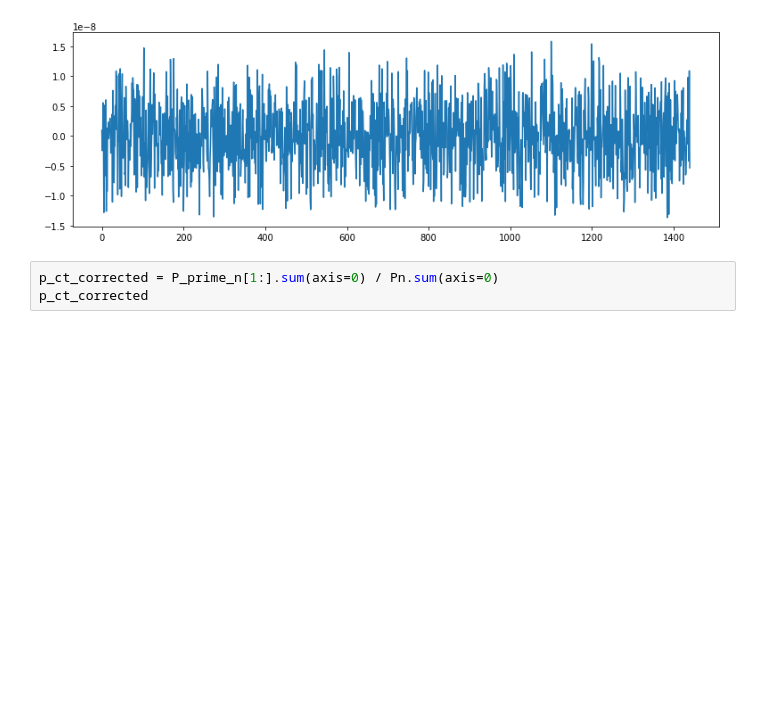
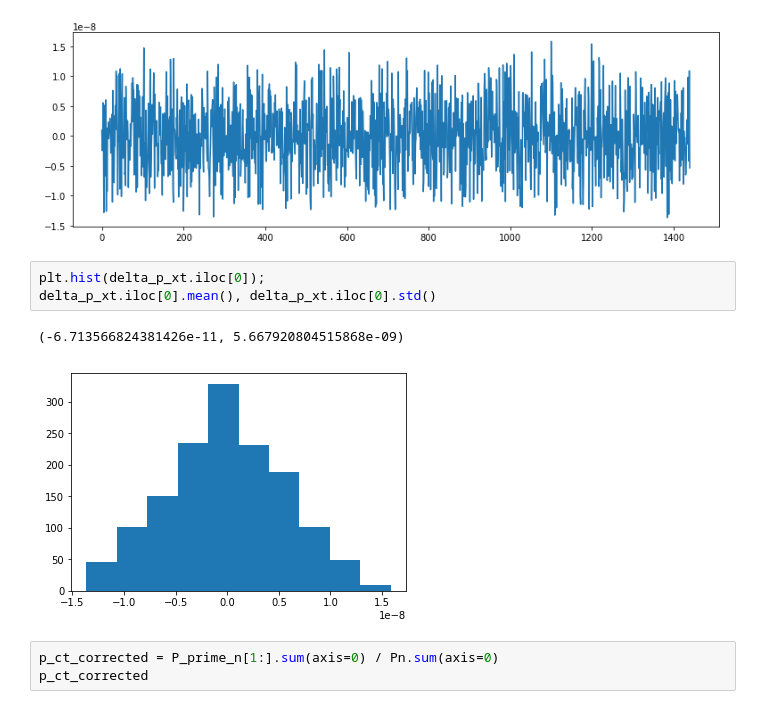
Before and after one commit to dneise/crosstalk_study, a Jupyter notebook: poisson_correction.ipynb, the cells around one changed output. Saved outputs shown, nothing was run; the diff lists cells and outputs as text; blank space fills up the shorter version.

```diff
--- a/poisson_correction.ipynb
+++ b/poisson_correction.ipynb
@@ -92,6 +92,12 @@ plt.figure(figsize=(13, 4))
 plt.plot(delta_p_xt.iloc[0]);
 # %% [output]
 [figure]
+# %%
+plt.hist(delta_p_xt.iloc[0]);
+delta_p_xt.iloc[0].mean(), delta_p_xt.iloc[0].std()
+# %% [output]
+(-6.713566824381426e-11, 5.667920804515868e-09)
+[figure, added]
 # %%
 p_ct_corrected = P_prime_n[1:].sum(axis=0) / Pn.sum(axis=0)
 p_ct_corrected
```
Also changed, not shown: parts of 1 cell of this notebook.
